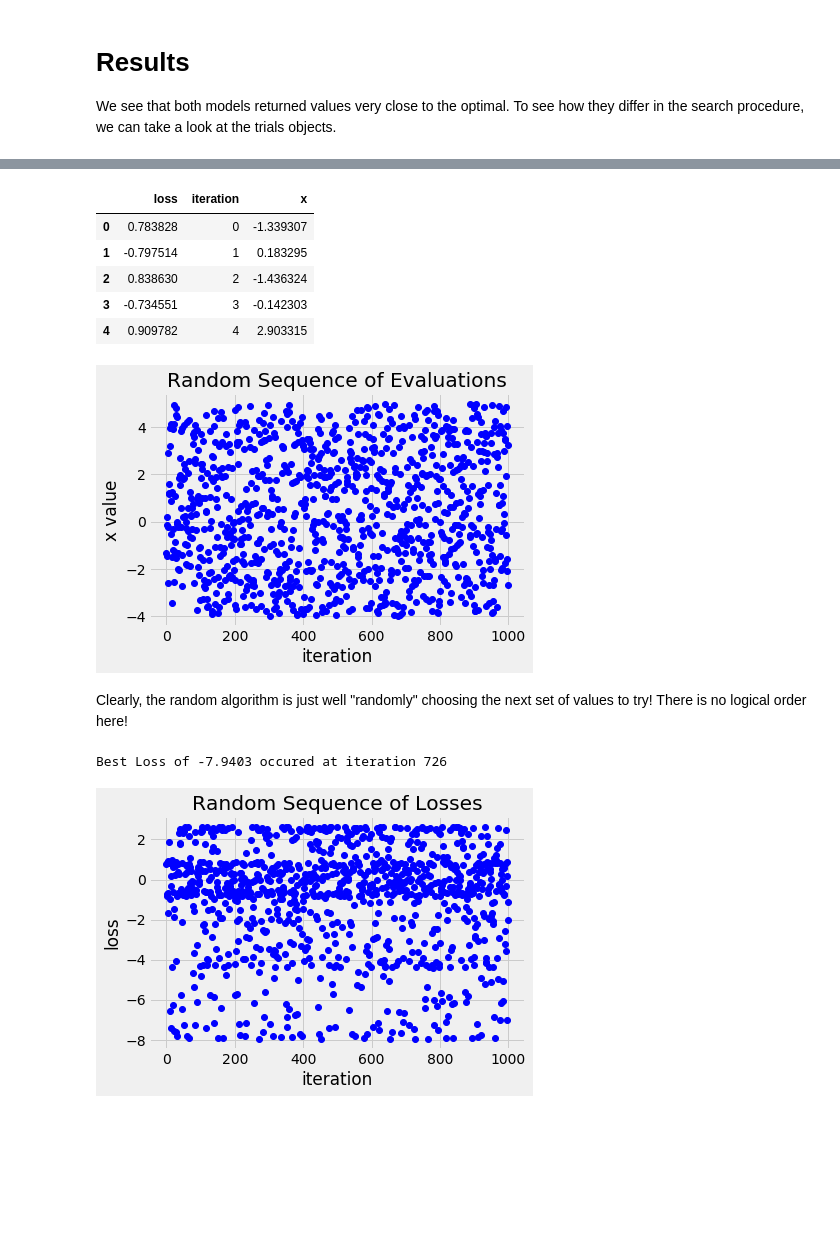
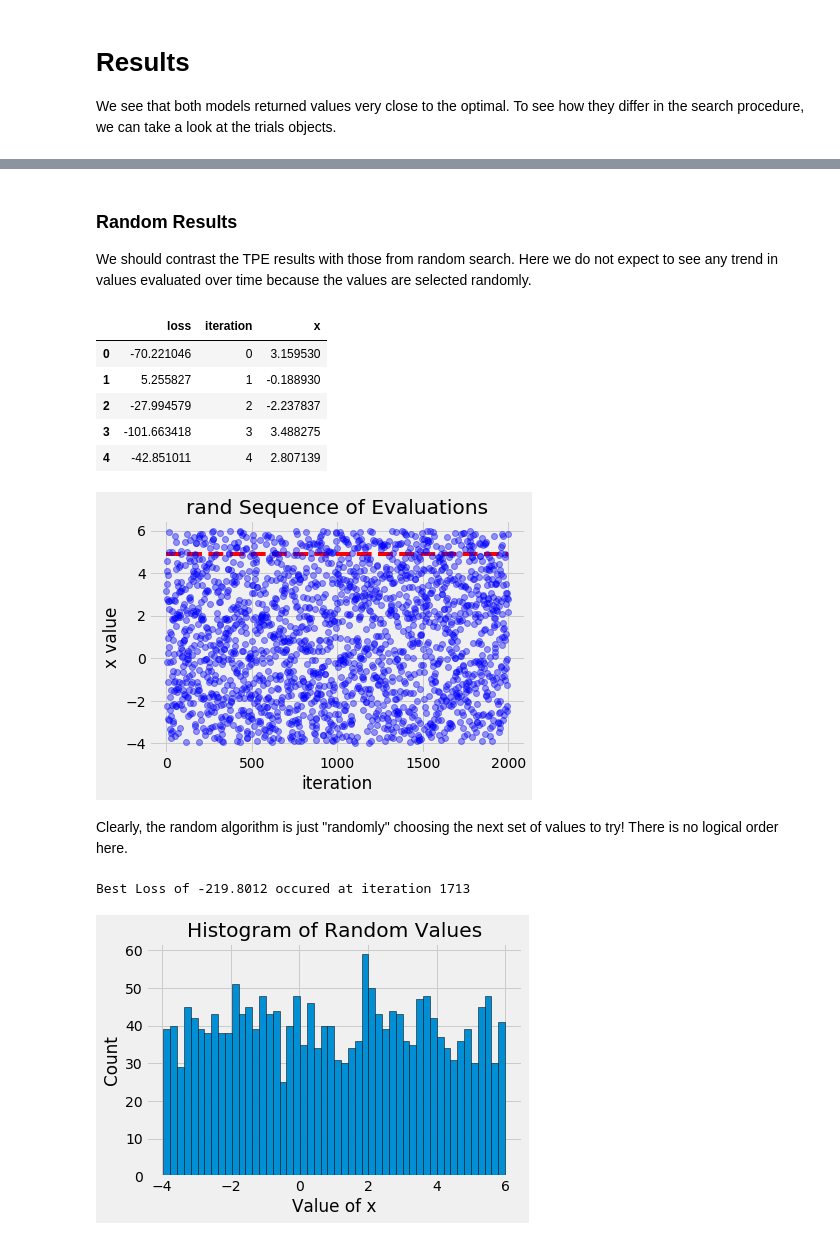
Before and after one commit to WillKoehrsen/hyperparameter-optimization, a Jupyter notebook: Introduction to Bayesian Optimization with Hyperopt.ipynb, the cells around one changed output, grey strips where cells are left out. Drawn from its saved outputs; the diff is of its cells as text; code cells hidden in the pictures; blank space fills up the shorter version.

```diff
--- a/Introduction to Bayesian Optimization with Hyperopt.ipynb
+++ b/Introduction to Bayesian Optimization with Hyperopt.ipynb
@@ -40,14 +75,18 @@ To get a sense of what we are trying to optimize, it's helpful to look at the ob
 # %%
 # Space over which to evluate the function is -4 to 5
-x = np.linspace(-4, 5, 10000)
+x = np.linspace(-5, 6, 10000)
 y = objective(x)
 
+miny = min(y)
+minx = x[np.argmin(y)]
 
+# Visualize the function
 plt.figure(figsize = (8, 6))
 plt.style.use('fivethirtyeight')
 plt.title('Objective Function'); plt.xlabel('x'); plt.ylabel('f(x)')
+plt.vlines(minx, min(y)- 50, max(y), linestyles = '--', colors = 'r')
 plt.plot(x, y);
 
 # Print out the minimum of the function and value
-print('Minimum of %0.4f occurs at %0.4f' % (min(y), x[np.argmin(y)]))
+print('Minimum of %0.4f occurs at %0.4f' % (miny, minx))
 # %% [output]
@@ -186,3 +252,7 @@ Best Loss of -7.9405 occured at iteration 440
+# %% [markdown]
+### Random Results
+
+We should contrast the TPE results with those from random search. Here we do not expect to see any trend in values evaluated over time because the values are selected randomly.
 # %%
 rand_results = pd.DataFrame({'loss': [x['loss'] for x in rand_trials.results], 'iteration': rand_trials.idxs_vals[0]['x'],
                             'x': rand_trials.idxs_vals[1]['x']})
@@ -190,29 +260,28 @@ rand_results = pd.DataFrame({'loss': [x['loss'] for x in rand_trials.results], '
 rand_results.head()
 # %% [output]
 |  | loss | iteration | x |
-| 0 | 0.783828 | 0 | -1.339307 |
-| 1 | -0.797514 | 1 | 0.183295 |
-| 2 | 0.838630 | 2 | -1.436324 |
-| 3 | -0.734551 | 3 | -0.142303 |
-| 4 | 0.909782 | 4 | 2.903315 |
+| 0 | -70.221046 | 0 | 3.159530 |
+| 1 | 5.255827 | 1 | -0.188930 |
+| 2 | -27.994579 | 2 | -2.237837 |
+| 3 | -101.663418 | 3 | 3.488275 |
+| 4 | -42.851011 | 4 | 2.807139 |
 # %%
-plt.plot(rand_results['iteration'], rand_results['x'], 'bo');
-plt.xlabel('iteration'); plt.ylabel('x value'); plt.title('Random Sequence of Evaluations');
-plt.show()
+plt.plot(rand_results['iteration'], rand_results['x'],  'bo', alpha = 0.4);
+plt.xlabel('iteration'); plt.ylabel('x value'); plt.title('rand Sequence of Evaluations');
+plt.hlines(minx, 0, 2000, linestyles = '--', colors = 'r');
 # %% [output]
-[figure, old version]
+[figure, new version]
 # %% [markdown]
-Clearly, the random algorithm is just well "randomly" choosing the next set of values to try! There is no logical order here!
+Clearly, the random algorithm is just "randomly" choosing the next set of values to try! There is no logical order here.
 # %%
 # Sort with best loss first
 rand_results = rand_results.sort_values('loss', ascending = True).reset_index()
 
-# Plot loss versus iterations
-plt.plot(rand_results['iteration'], rand_results['loss'], 'bo');
-plt.xlabel('iteration'); plt.ylabel('loss'); plt.title('Random Sequence of Losses');
+plt.hist(rand_results['x'], bins = 50, edgecolor = 'k');
+plt.title('Histogram of Random Values'); plt.xlabel('Value of x'); plt.ylabel('Count');
 
 # Print information
 print('Best Loss of {:.4f} occured at iteration {}'.format(rand_results['loss'][0], rand_results['iteration'][0]))
 # %% [output]
-Best Loss of -7.9403 occured at iteration 726
+Best Loss of -219.8012 occured at iteration 1713
-[figure, old version]
+[figure, new version]
```
Also changed, not shown: parts of 60 cells of this notebook, 4 other files.
